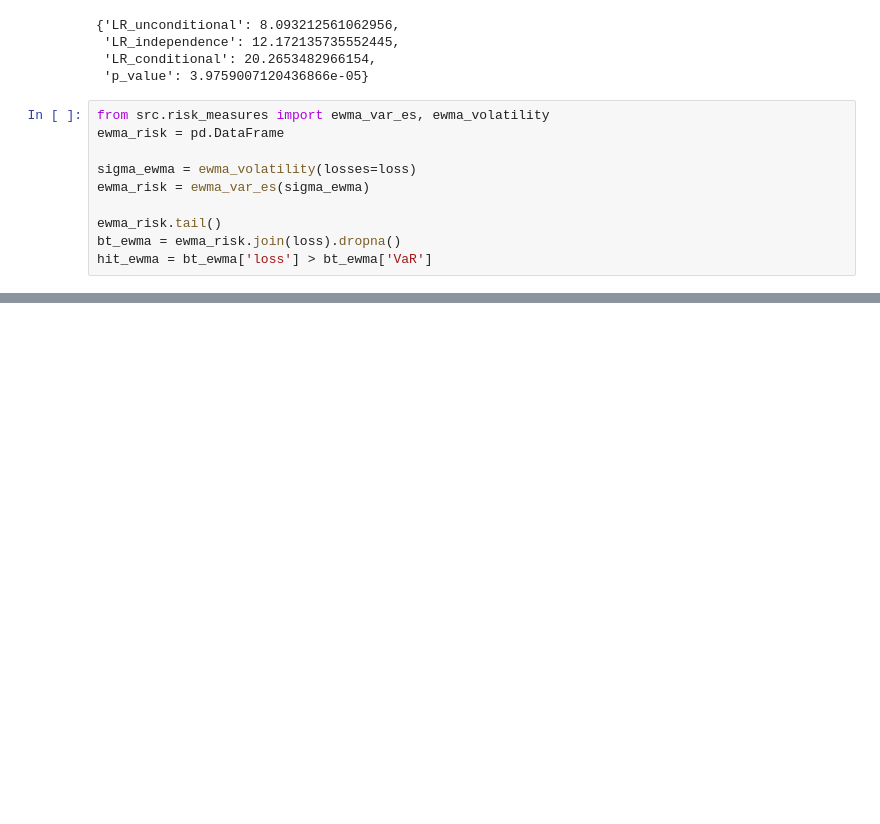
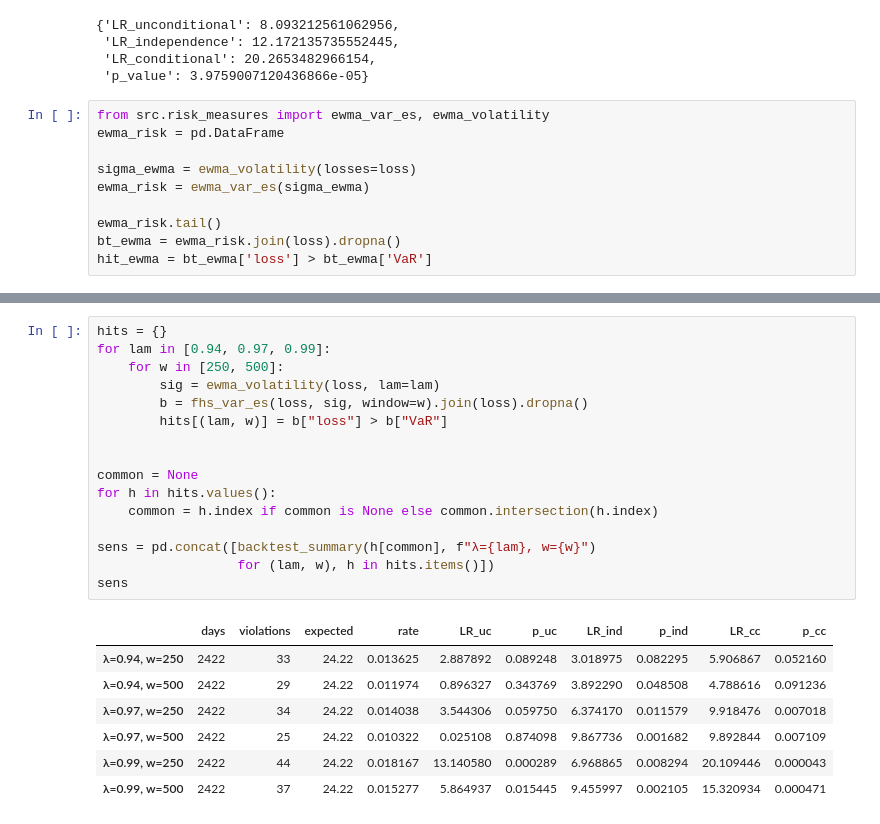
Before and after one commit to robertmatei42/tail-risk-forecasting, a Jupyter notebook: notebooks/02_historical_simulation.ipynb, the cells around one changed output, grey strips where cells are left out. Drawn from its saved outputs; the diff is of its cells as text; blank space fills up the shorter version.

```diff
--- a/notebooks/02_historical_simulation.ipynb
+++ b/notebooks/02_historical_simulation.ipynb
@@ -138,0 +173,24 @@ compare
+# %%
+hits = {}
+for lam in [0.94, 0.97, 0.99]:
+    for w in [250, 500]:
+        sig = ewma_volatility(loss, lam=lam)
+        b = fhs_var_es(loss, sig, window=w).join(loss).dropna()
+        hits[(lam, w)] = b["loss"] > b["VaR"]
+
+
+common = None
+for h in hits.values():
+    common = h.index if common is None else common.intersection(h.index)
+
+sens = pd.concat([backtest_summary(h[common], f"λ={lam}, w={w}")
+                  for (lam, w), h in hits.items()])
+sens
+# %% [output]
+|  | days | violations | expected | rate | LR_uc | p_uc | LR_ind | p_ind | LR_cc | p_cc |
+| λ=0.94, w=250 | 2422 | 33 | 24.22 | 0.013625 | 2.887892 | 0.089248 | 3.018975 | 0.082295 | 5.906867 | 0.052160 |
+| λ=0.94, w=500 | 2422 | 29 | 24.22 | 0.011974 | 0.896327 | 0.343769 | 3.892290 | 0.048508 | 4.788616 | 0.091236 |
+| λ=0.97, w=250 | 2422 | 34 | 24.22 | 0.014038 | 3.544306 | 0.059750 | 6.374170 | 0.011579 | 9.918476 | 0.007018 |
+| λ=0.97, w=500 | 2422 | 25 | 24.22 | 0.010322 | 0.025108 | 0.874098 | 9.867736 | 0.001682 | 9.892844 | 0.007109 |
+| λ=0.99, w=250 | 2422 | 44 | 24.22 | 0.018167 | 13.140580 | 0.000289 | 6.968865 | 0.008294 | 20.109446 | 0.000043 |
+| λ=0.99, w=500 | 2422 | 37 | 24.22 | 0.015277 | 5.864937 | 0.015445 | 9.455997 | 0.002105 | 15.320934 | 0.000471 |
```
Also changed, not shown: parts of 3 cells of this notebook, 1 other file.
